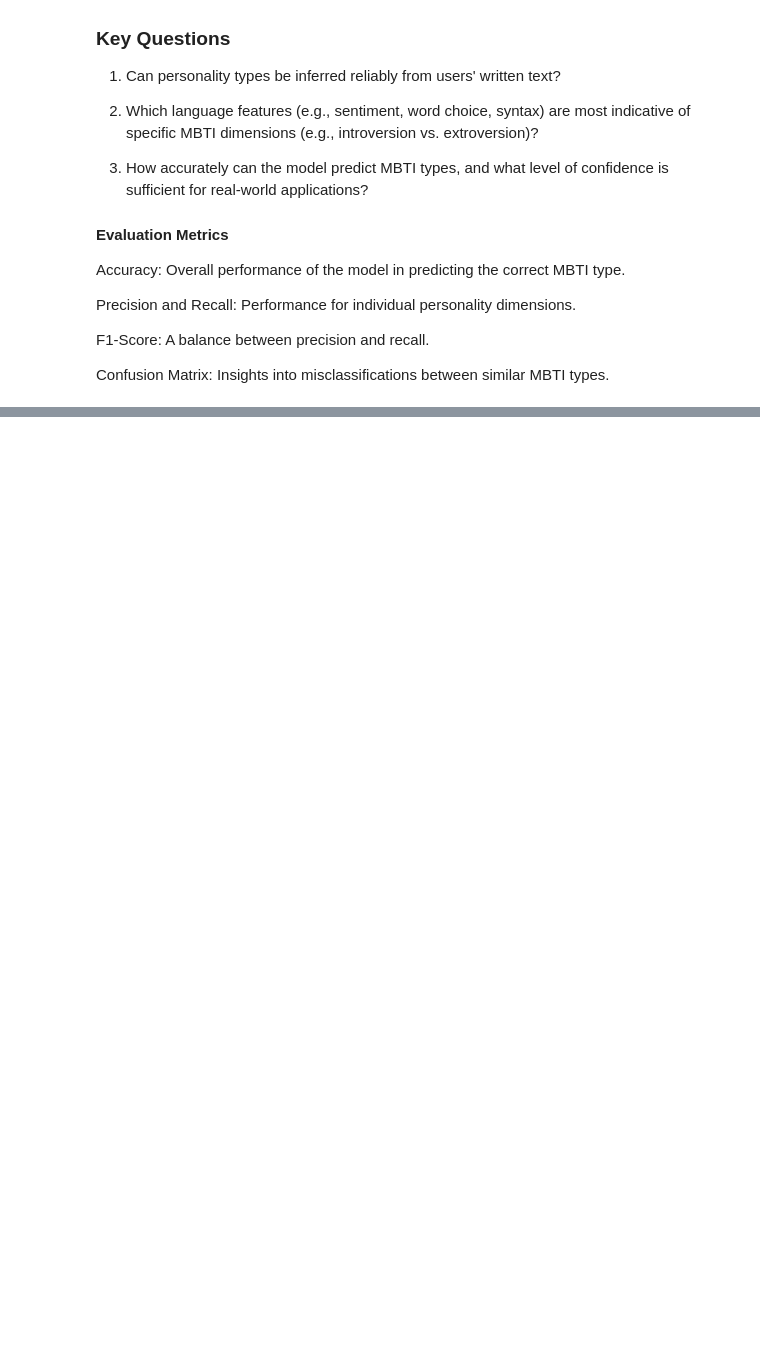
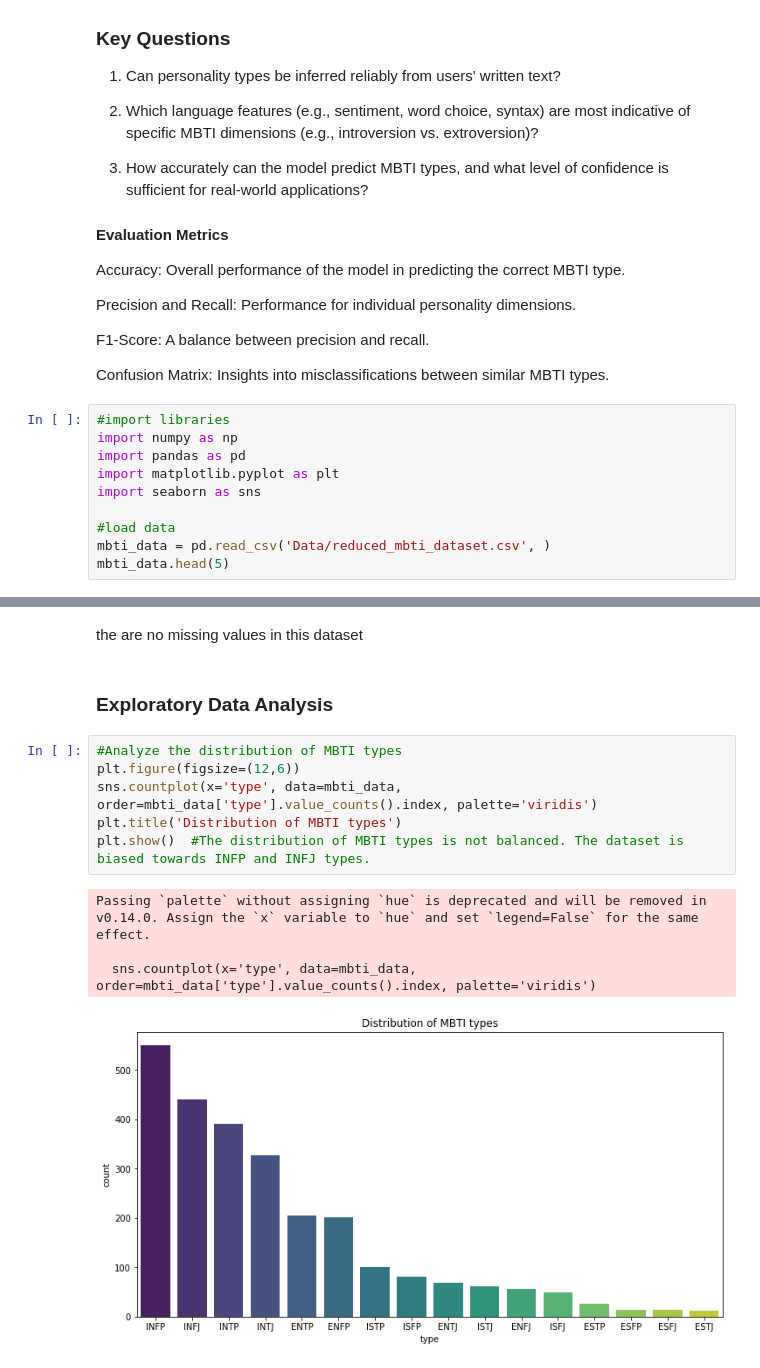
Before and after one commit to wambuiGicheha/MBTI, a Jupyter notebook: index.ipynb, the cells around one changed output, grey strips where cells are left out. Drawn from its saved outputs; the diff is of its cells as text; blank space fills up the shorter version.

Commit message:
EDA and data preprocessing

```diff
--- a/index.ipynb
+++ b/index.ipynb
@@ -37,3 +37,13 @@ Precision and Recall: Performance for individual personality dimensions.
 F1-Score: A balance between precision and recall.
 
 Confusion Matrix: Insights into misclassifications between similar MBTI types.
+# %%
+#import libraries
+import numpy as np
+import pandas as pd
+import matplotlib.pyplot as plt
+import seaborn as sns
+
+#load data
+mbti_data = pd.read_csv('Data/reduced_mbti_dataset.csv', )
+mbti_data.head(5)
@@ -39,0 +64,15 @@ Confusion Matrix: Insights into misclassifications between similar MBTI types.
+# %% [markdown]
+the are no missing values in this dataset
+# %% [markdown]
+### Exploratory Data Analysis
+# %%
+#Analyze the distribution of MBTI types
+plt.figure(figsize=(12,6))
+sns.countplot(x='type', data=mbti_data, order=mbti_data['type'].value_counts().index, palette='viridis')
+plt.title('Distribution of MBTI types')
+plt.show()  #The distribution of MBTI types is not balanced. The dataset is biased towards INFP and INFJ types.
+# %% [output]
+Passing `palette` without assigning `hue` is deprecated and will be removed in v0.14.0. Assign the `x` variable to `hue` and set `legend=False` for the same effect.
+
+  sns.countplot(x='type', data=mbti_data, order=mbti_data['type'].value_counts().index, palette='viridis')
+[figure, added]
```
Also changed, not shown: parts of 7 cells of this notebook.
